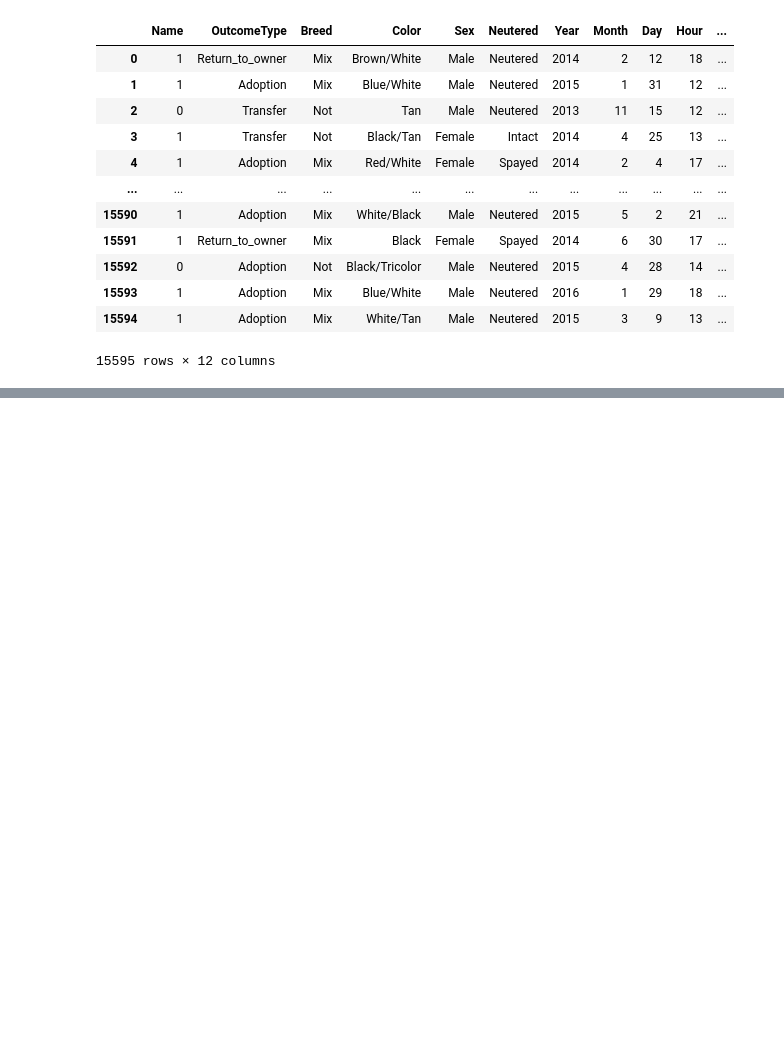
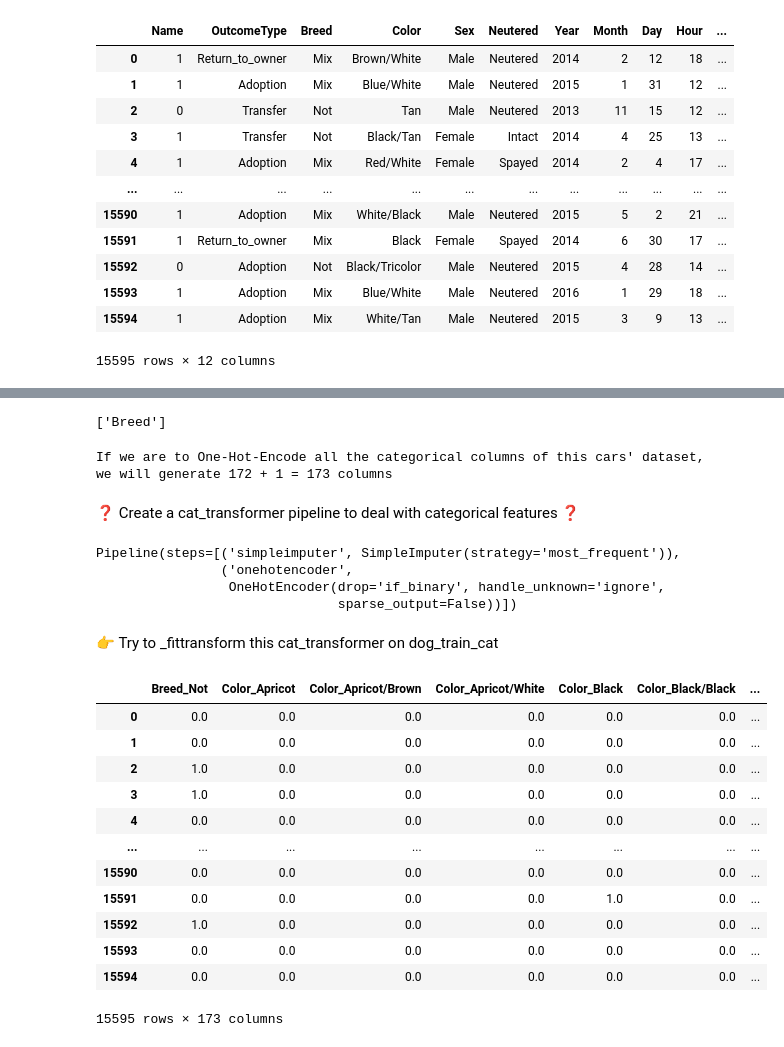
Before and after one commit to Clement733/animal_shelter_predi, a Jupyter notebook: animal_prediction.ipynb, the cells around one changed output, grey strips where cells are left out. Saved outputs shown, nothing was run; the diff lists cells and outputs as text; code cells hidden in the pictures; blank space fills up the shorter version.

Commit message:
Did categorical features and pipeline

```diff
--- a/animal_prediction.ipynb
+++ b/animal_prediction.ipynb
@@ -603,0 +608,3 @@ cat_train_num_scaled.head()
+# %%
+dog_train_cat = dog_train.select_dtypes(include='object')
+cat_train_cat = cat_train.select_dtypes(include='object')
@@ -603,0 +635,51 @@ cat_train_num_scaled.head()
+# %%
+binary_cat = list(unique_occurences[unique_occurences.unique_occurences <= 2].index)
+binary_cat
+# %% [output]
+['Breed']
+# %%
+columns_generated_by_multiple_ohe = unique_occurences.loc[multiple_cat].sum()[0]
+columns_generated_by_binary_ohe = len(binary_cat)
+columns_ohe = columns_generated_by_multiple_ohe + columns_generated_by_binary_ohe
+print(f"If we are to One-Hot-Encode all the categorical columns of this cars' dataset,")
+print(f"we will generate {columns_generated_by_multiple_ohe} + {columns_generated_by_binary_ohe} = {columns_ohe} columns")
+# %% [output]
+If we are to One-Hot-Encode all the categorical columns of this cars' dataset,
+we will generate 172 + 1 = 173 columns
+# %% [markdown]
+
+
+❓ Create a cat_transformer pipeline to deal with categorical features ❓
+# %%
+cat_transformer = make_pipeline(
+                    SimpleImputer(strategy = "most_frequent").set_output(transform="pandas"),
+                    OneHotEncoder(sparse_output = False, handle_unknown = "ignore", drop='if_binary').set_output(transform="pandas")
+                ).set_output(transform="pandas")
+
+cat_transformer
+# %% [output]
+Pipeline(steps=[('simpleimputer', SimpleImputer(strategy='most_frequent')),
+                ('onehotencoder',
+                 OneHotEncoder(drop='if_binary', handle_unknown='ignore',
+                               sparse_output=False))])
+# %% [markdown]
+
+
+👉 Try to _fittransform this cat_transformer on dog_train_cat
+# %%
+dog_train_cat_encoded = pd.DataFrame(cat_transformer.fit_transform(dog_train_cat),)
+dog_train_cat_encoded
+# %% [output]
+|  | Breed_Not | Color_Apricot | Color_Apricot/Brown | Color_Apricot/White | Color_Black | Color_Black/Black | ... |
+| 0 | 0.0 | 0.0 | 0.0 | 0.0 | 0.0 | 0.0 | ... |
+| 1 | 0.0 | 0.0 | 0.0 | 0.0 | 0.0 | 0.0 | ... |
+| 2 | 1.0 | 0.0 | 0.0 | 0.0 | 0.0 | 0.0 | ... |
+| 3 | 1.0 | 0.0 | 0.0 | 0.0 | 0.0 | 0.0 | ... |
+| 4 | 0.0 | 0.0 | 0.0 | 0.0 | 0.0 | 0.0 | ... |
+| ... | ... | ... | ... | ... | ... | ... | ... |
+| 15590 | 0.0 | 0.0 | 0.0 | 0.0 | 0.0 | 0.0 | ... |
+| 15591 | 0.0 | 0.0 | 0.0 | 0.0 | 1.0 | 0.0 | ... |
+| 15592 | 1.0 | 0.0 | 0.0 | 0.0 | 0.0 | 0.0 | ... |
+| 15593 | 0.0 | 0.0 | 0.0 | 0.0 | 0.0 | 0.0 | ... |
+| 15594 | 0.0 | 0.0 | 0.0 | 0.0 | 0.0 | 0.0 | ... |
+15595 rows × 173 columns
```
Also changed, not shown: parts of 62 cells of this notebook.
